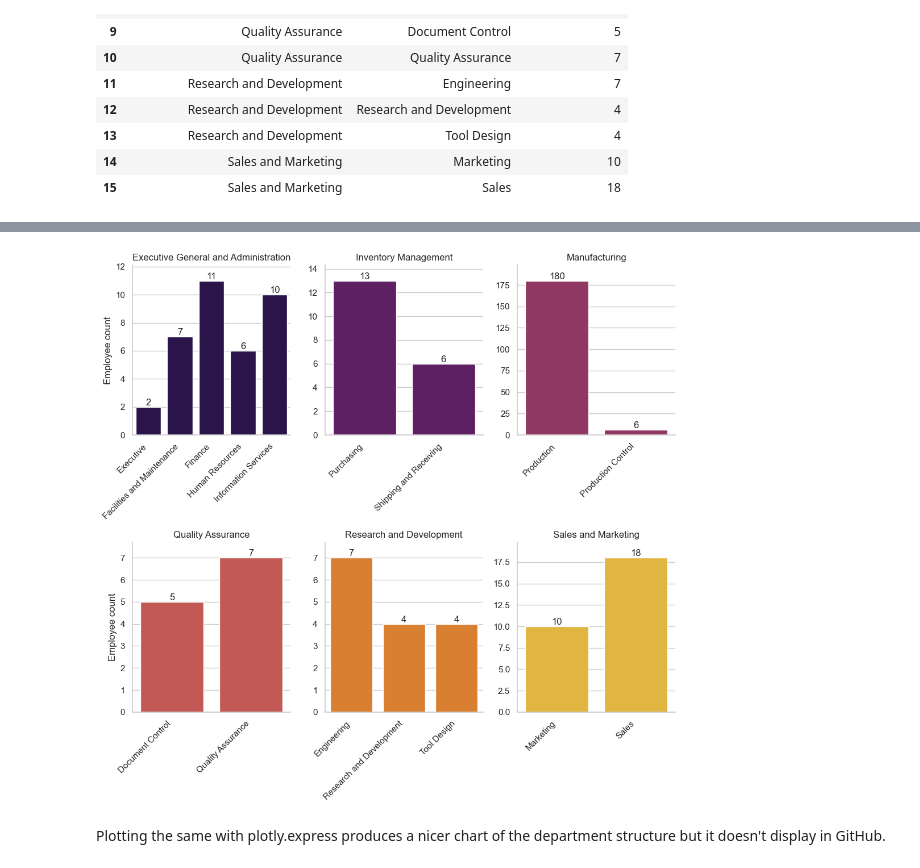
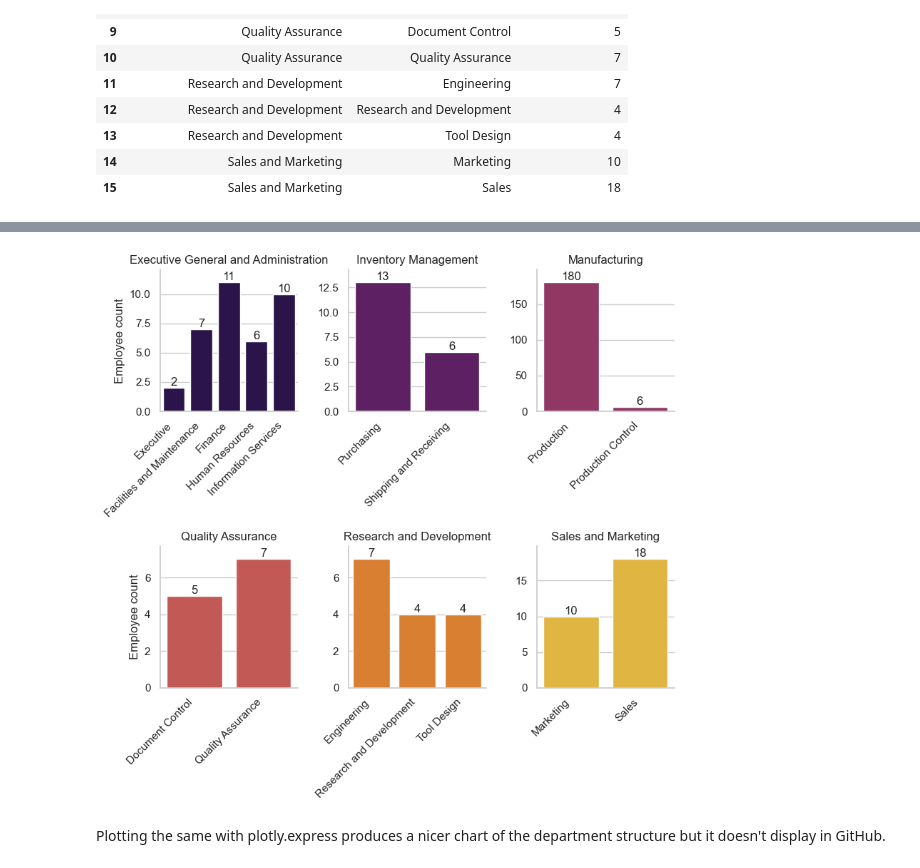
Before and after one commit to PieRatCat/SQL-stuff, a Jupyter notebook: SQL_kunskapskontroll/queries1.ipynb, the cells around one changed output, grey strips where cells are left out. Saved outputs shown, nothing was run; the diff lists cells and outputs as text; code cells hidden in the pictures.

```diff
--- a/SQL_kunskapskontroll/queries1.ipynb
+++ b/SQL_kunskapskontroll/queries1.ipynb
@@ -17,6 +17,7 @@ import plotly.io as pio
 import kaleido
 # %%
 sns.set_context("notebook")
+sns.set_style("whitegrid")
 sns.set_palette("inferno")
 # %%
 engine = create_engine("mssql+pyodbc://localhost/AdventureWorks2022?trusted_connection=yes&Encrypt=no&driver=ODBC+Driver+18+for+SQL+Server")
@@ -59,3 +60,11 @@ employees_by_department
 | 13 | Research and Development | Tool Design | 4 |
 | 14 | Sales and Marketing | Marketing | 10 |
 | 15 | Sales and Marketing | Sales | 18 |
+# %%
+g = sns.catplot(data=employees_by_department, x="Employee count", y="Department", hue="Group",
+                kind="bar", aspect=3, palette="Set1")
+for ax in g.axes.flat:
+    for container in ax.containers:
+        ax.bar_label(container, label_type='edge')
+    ax.margins(y=0.1)
+plt.show()
@@ -62,21 +73,20 @@ employees_by_department
 # %%
 g = sns.catplot(data=employees_by_department, y="Employee count", x="Department",
-                col="Group", col_wrap=3, kind="bar", hue="Group", sharex=False, sharey=False, legend=False, aspect=0.7)
+                col="Group", col_wrap=3, kind="bar", hue="Group", sharex=False, sharey=False, legend=False, height=4, aspect=0.7)
 g.set_xticklabels(rotation=45, ha='right')
 
 g.set(xlabel=None)
 g.set_titles("{col_name}")
-g.tick_params()
 
 for ax in g.axes.flat:
     for container in ax.containers:
         ax.bar_label(container, label_type='edge')
     ax.margins(y=0.1)
 
 plt.tight_layout()
 plt.show()
 # %% [output]
-[figure, old version]
+[figure, new version]
 # %% [markdown]
 Plotting the same with plotly.express produces a nicer chart of the department structure but it doesn't display in GitHub.
 # %%
```
Also changed, not shown: parts of 1 cell of this notebook, 1 other file.
